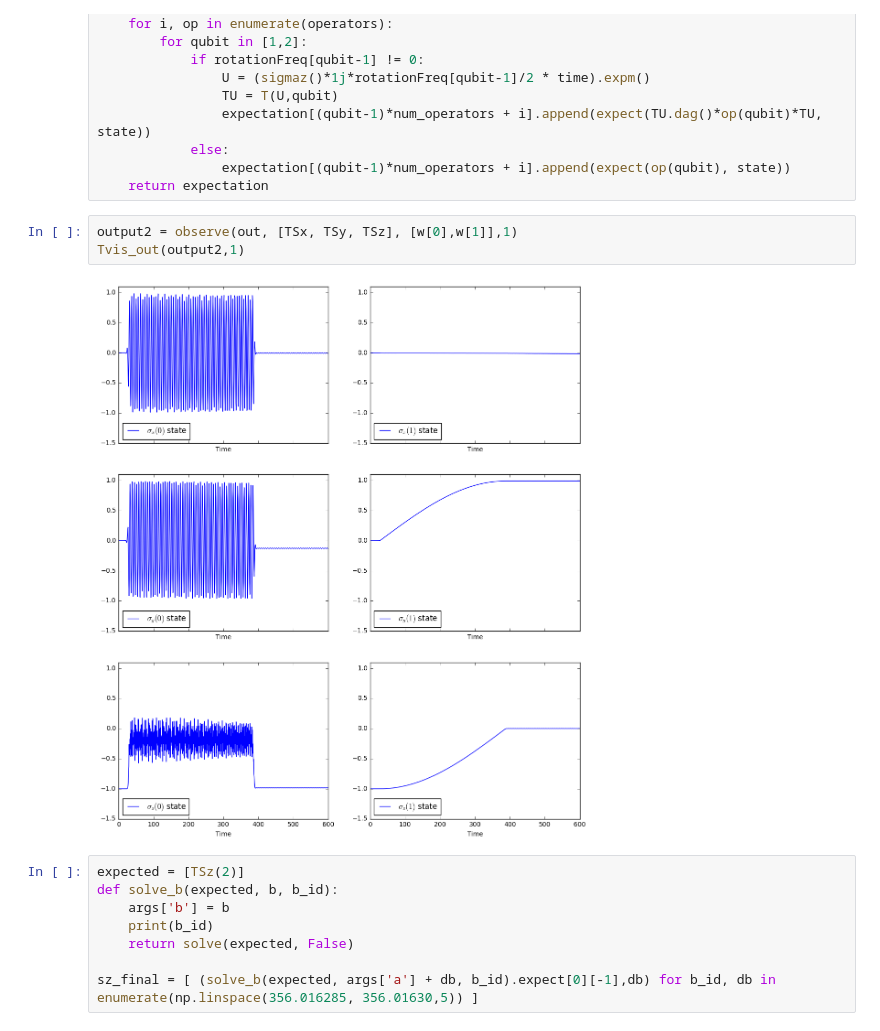
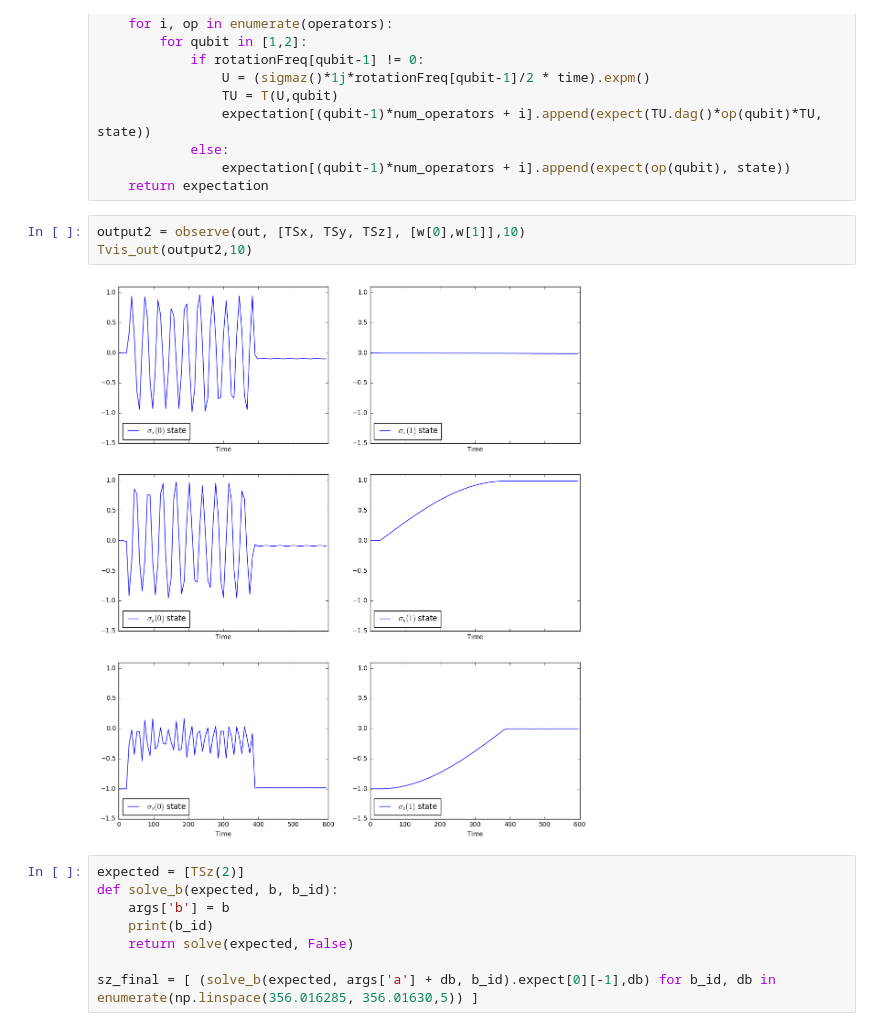
Before and after one commit to safoex/qubitlab, a Jupyter notebook: python/qutip/2qubit (2d).ipynb, the cells around one changed output. Drawn from its saved outputs; the diff is of its cells as text.

```diff
--- a/python/qutip/2qubit (2d).ipynb
+++ b/python/qutip/2qubit (2d).ipynb
@@ -189,10 +189,10 @@ def observe_last(output, operators, rotationFreq):
                 expectation[(qubit-1)*num_operators + i].append(expect(op(qubit), state))
     return expectation
 # %%
-output2 = observe(out, [TSx, TSy, TSz], [w[0],w[1]],1)
-Tvis_out(output2,1)
+output2 = observe(out, [TSx, TSy, TSz], [w[0],w[1]],10)
+Tvis_out(output2,10)
 # %% [output]
-[figure, old version]
+[figure, new version]
 # %%
 expected = [TSz(2)]
 def solve_b(expected, b, b_id):
```
Also changed, not shown: parts of 12 cells of this notebook, 1 other file.
